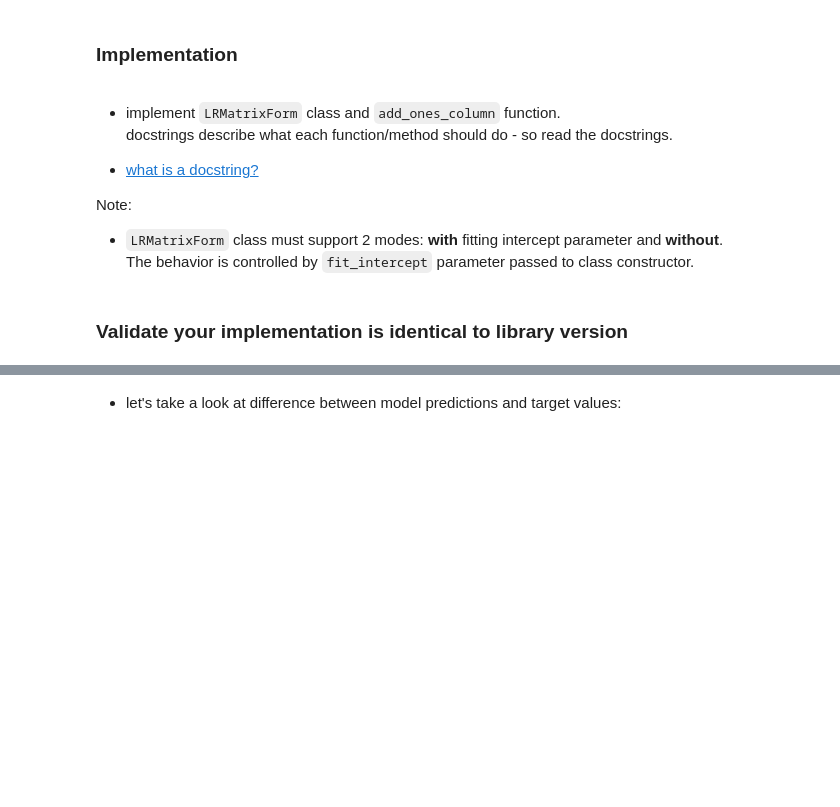
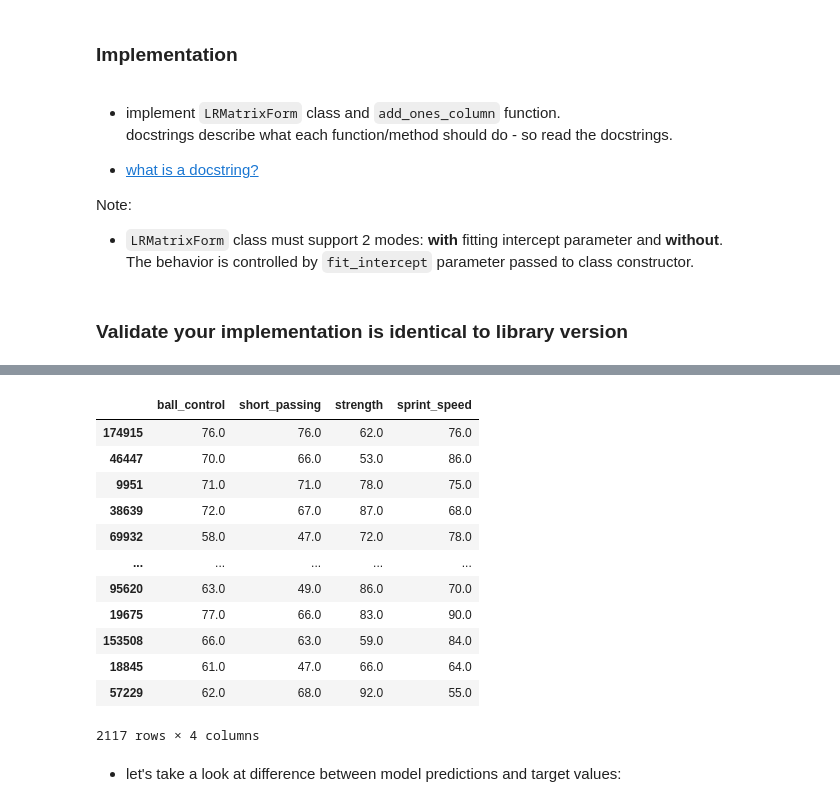
Before and after one commit to slobby/ml_task3, a Jupyter notebook: lineral_regression.ipynb, the cells around one changed output, grey strips where cells are left out. Saved outputs shown, nothing was run; the diff lists cells and outputs as text; code cells hidden in the pictures; blank space fills up the shorter version.

```diff
--- a/lineral_regression.ipynb
+++ b/lineral_regression.ipynb
@@ -312,23 +308,22 @@ Hints:
 # write down code instead of raising NotImplementedError in each of functions below.
 
 def mse(*, y_true, y_pred):
-    f = lambda x: x ** 2
-    return sum(f(np.subtract(y_true, y_pred)))/len(y_true)
+    return np.mean((y_true - y_pred)**2)
 
 
 def mae(*, y_true, y_pred):
-    return sum(abs(np.subtract(y_true, y_pred)))/len(y_true)
+    return np.mean(abs(y_true - y_pred))
 
 def mape(*, y_true, y_pred):
     EPS = np.finfo(np.float64).eps
     f_eps = np.vectorize(lambda x: max(x, EPS))
-    return sum(np.divide(abs(np.subtract(y_true, y_pred)), f_eps(y_true)))/len(y_true)
+    return np.mean(abs(y_true - y_pred)/f_eps(abs(y_true)))
 
 def r2(*, y_true, y_pred):
     f = lambda x: x ** 2
-    y_true_hat = sum(y_true)/len(y_true)
-    ss_residuals = sum(f(np.subtract(y_true, y_pred)))
-    ss_total = sum(((y_true - y_true_hat))**2)
+    y_true_hat = np.mean(y_true)
+    ss_residuals = sum((y_true - y_pred)**2)
+    ss_total = sum((y_true - y_true_hat)**2)
     return (1-ss_residuals/ss_total) if (ss_residuals != 0 and ss_total!=0) else 0.0 if (ss_residuals != 0 and ss_total==0) else 1.0
 # %% [markdown]
 ### Validate your implementations are correct
@@ -988,7 +1016,7 @@ def add_ones_column(x):
     # * then use either `np.column_stack` or `np.hstack` function to add this vector to a matrix
 
     # # your code here:
-    # return ...
+    return np.column_stack((np.ones(x.shape[0]), x))
 
 class LRMatrixForm:
     """
@@ -1010,32 +1038,28 @@ class LRMatrixForm:
 
     def fit(self, x_train: pd.DataFrame, y_train: pd.Series):
         X = x_train.to_numpy()  # convert pd.DataFrame to numpy matrix
+        Y = y_train.to_numpy()
 
         if self.fit_intercept is True:
             # when creating a model with intercept term we need to extend feature matrix
             # with a column consisting of ones (1, 1, ..., 1).
             X = add_ones_column(X)
 
-        # # your code here to calculate model parameters:
-        # self.w_ =
+        self.w_ = (np.linalg.inv(X.T @ X) @ X.T) @ Y
 
     @property
     def coef_(self):
         """ Property that returns model parameters without the intercept term. """
         if self.w_ is None:
             raise NotFittedError()
-        # # your code here:
-        # return ...
+        return self.w_[1:] if self.fit_intercept else self.w_
 
     @property
     def intercept_(self):
         """ Property that returns intercept term from model parameters. """
-        if self.fit_intercept is not True:
-            return 0.0  # for compatibility with sklearn
         if self.w_ is None:
             raise NotFittedError()
-        # # your code here:
-        # return ...
+        return self.w_[0] if self.fit_intercept else 0.0
 
     def predict(self, x_test: pd.DataFrame):
         """ Generate predictions using fitted model parameters. """
@@ -1047,8 +1071,7 @@ class LRMatrixForm:
         if self.fit_intercept is True:
             X = add_ones_column(X)
 
-        # # your code here to calculate predictions
-        # return ...
+        return X @self.w_
 # %% [markdown]
 ### Validate your implementation is identical to library version
 # %%
@@ -1060,3 +1090,19 @@ print(f'coef: {lr_matrix_form.coef_}')
+# %%
+x_test
+# %% [output]
+|  | ball_control | short_passing | strength | sprint_speed |
+| 174915 | 76.0 | 76.0 | 62.0 | 76.0 |
+| 46447 | 70.0 | 66.0 | 53.0 | 86.0 |
+| 9951 | 71.0 | 71.0 | 78.0 | 75.0 |
+| 38639 | 72.0 | 67.0 | 87.0 | 68.0 |
+| 69932 | 58.0 | 47.0 | 72.0 | 78.0 |
+| ... | ... | ... | ... | ... |
+| 95620 | 63.0 | 49.0 | 86.0 | 70.0 |
+| 19675 | 77.0 | 66.0 | 83.0 | 90.0 |
+| 153508 | 66.0 | 63.0 | 59.0 | 84.0 |
+| 18845 | 61.0 | 47.0 | 66.0 | 64.0 |
+| 57229 | 62.0 | 68.0 | 92.0 | 55.0 |
+2117 rows × 4 columns
 # %%
 assert np.allclose(model.predict(x_test), lr_matrix_form.predict(x_test))
 assert round(model.intercept_, 9) == round(lr_matrix_form.intercept_, 9)
```
Also changed, not shown: parts of 52 cells of this notebook.
